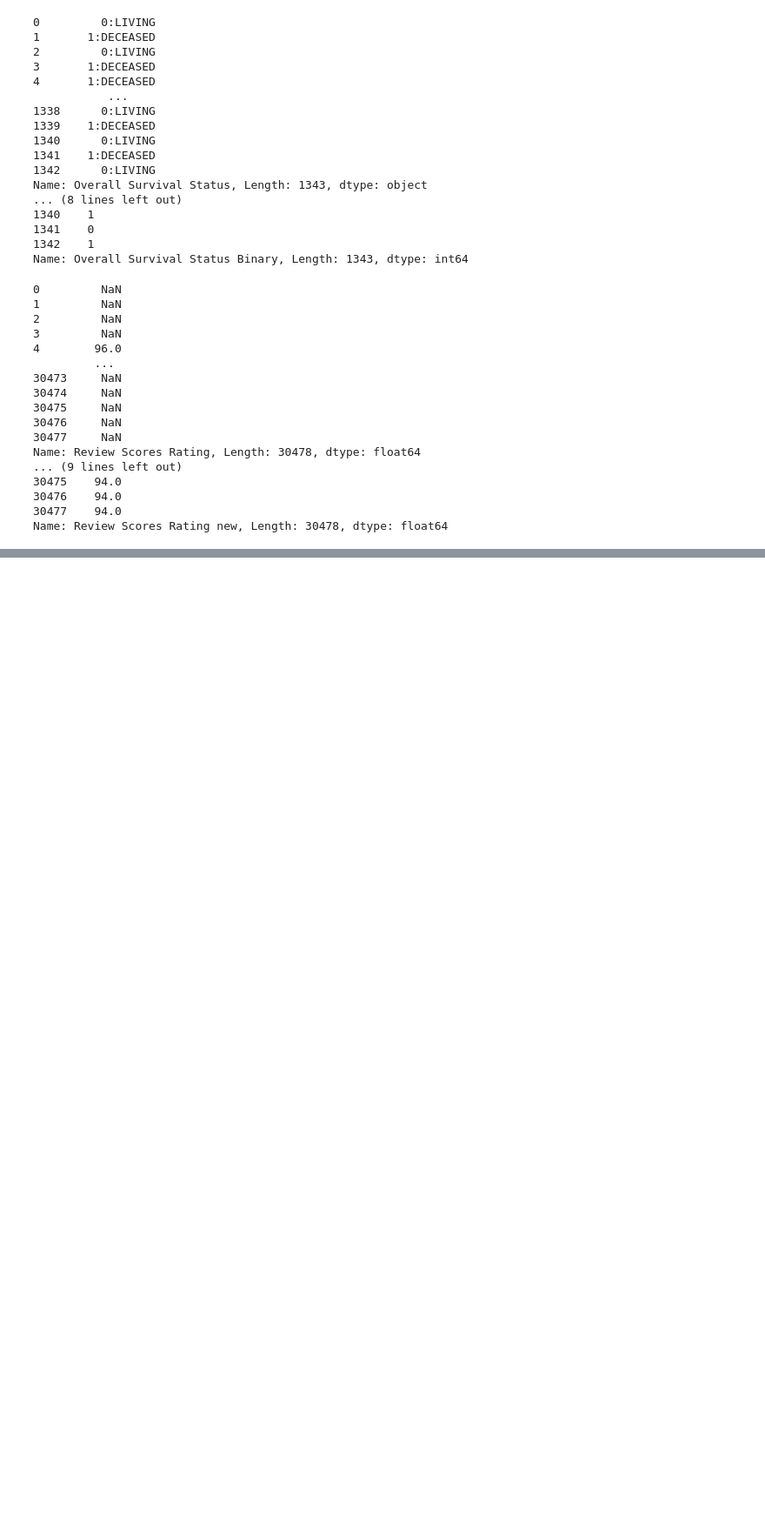
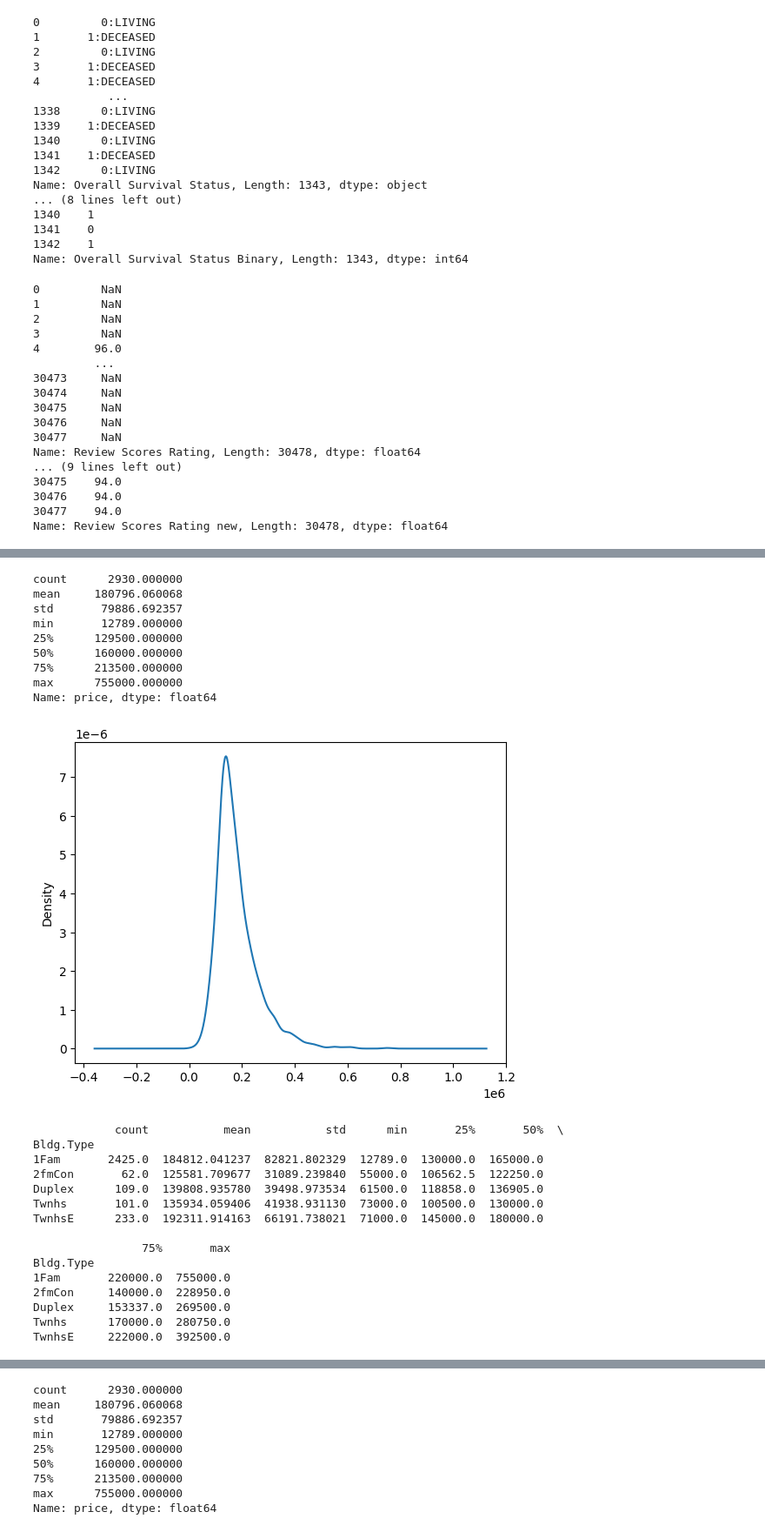
Before and after one commit to IsaacJihwanYoo795/undergrad_ml_assignments, a Jupyter notebook: 01_assignment_wrangling_and_eda.ipynb, the cells around one changed output, grey strips where cells are left out. Shown at 87% size. Cells and saved outputs as stored; diff of their text form; code cells hidden in the pictures; blank space fills up the shorter version.

```diff
--- a/01_assignment_wrangling_and_eda.ipynb
+++ b/01_assignment_wrangling_and_eda.ipynb
@@ -319,0 +628,71 @@ We'll use the `ames_prices.csv` dataset. The "relevant" variables for this quest
+# %%
+import pandas as pd
+import os
+df = pd.read_csv("/content/data/ames_prices.csv")
+
+print(df["price"].describe())
+df["price"].plot(kind="kde")
+plt.show()
+
+print(df.groupby("Bldg.Type")["price"].describe())
+df.groupby("Bldg.Type")["price"].plot(kind="kde", legend=True)
+plt.show()
+
+import matplotlib.pyplot as plt
+import numpy as np
+
+x = np.sort(df["price"])
+y = np.arange(1, len(x)+1) / len(x)
+plt.step(x, y)
+plt.show()
+print(df["price"].describe())
+
+import seaborn as sns
+
+sns.boxplot(y=df["price"])
+plt.show()
+sns.boxplot(x=df["Bldg.Type"], y=df["price"])
+plt.show()
+
+Q1 = df["price"].quantile(0.25)
+Q3 = df["price"].quantile(0.75)
+Inter = Q3 - Q1
+min = Q1 - 1.5 * Inter
+max = Q3 + 1.5 * Inter
+df["outlier"] = 0
+for each in df["price"].index:
+  if df.loc[each, "price"] < min or df.loc[each, "price"] > max:
+    df.loc[each, "outlier"] = 1
+
+df["winsor"] = df["price"]
+df["winsor"] = np.where(df["winsor"] < min, min, df["winsor"])
+df["winsor"] = np.where(df["winsor"] > max, max, df["winsor"])
+print(df["winsor"].describe())
+df["winsor"].plot(kind="kde")
+plt.show()
+# %% [output]
+count      2930.000000
+mean     180796.060068
+std       79886.692357
+min       12789.000000
+25%      129500.000000
+50%      160000.000000
+75%      213500.000000
+max      755000.000000
+Name: price, dtype: float64
+[figure, added]
+            count           mean           std      min       25%       50%  \
+Bldg.Type
+1Fam       2425.0  184812.041237  82821.802329  12789.0  130000.0  165000.0
+2fmCon       62.0  125581.709677  31089.239840  55000.0  106562.5  122250.0
+Duplex      109.0  139808.935780  39498.973534  61500.0  118858.0  136905.0
+Twnhs       101.0  135934.059406  41938.931130  73000.0  100500.0  130000.0
+TwnhsE      233.0  192311.914163  66191.738021  71000.0  145000.0  180000.0
+
+                75%       max
+Bldg.Type
+1Fam       220000.0  755000.0
+2fmCon     140000.0  228950.0
+Duplex     153337.0  269500.0
+Twnhs      170000.0  280750.0
+TwnhsE     222000.0  392500.0
@@ -319,0 +701,9 @@ We'll use the `ames_prices.csv` dataset. The "relevant" variables for this quest
+count      2930.000000
+mean     180796.060068
+std       79886.692357
+min       12789.000000
+25%      129500.000000
+50%      160000.000000
+75%      213500.000000
+max      755000.000000
+Name: price, dtype: float64
```
Also changed, not shown: parts of 10 cells of this notebook.
